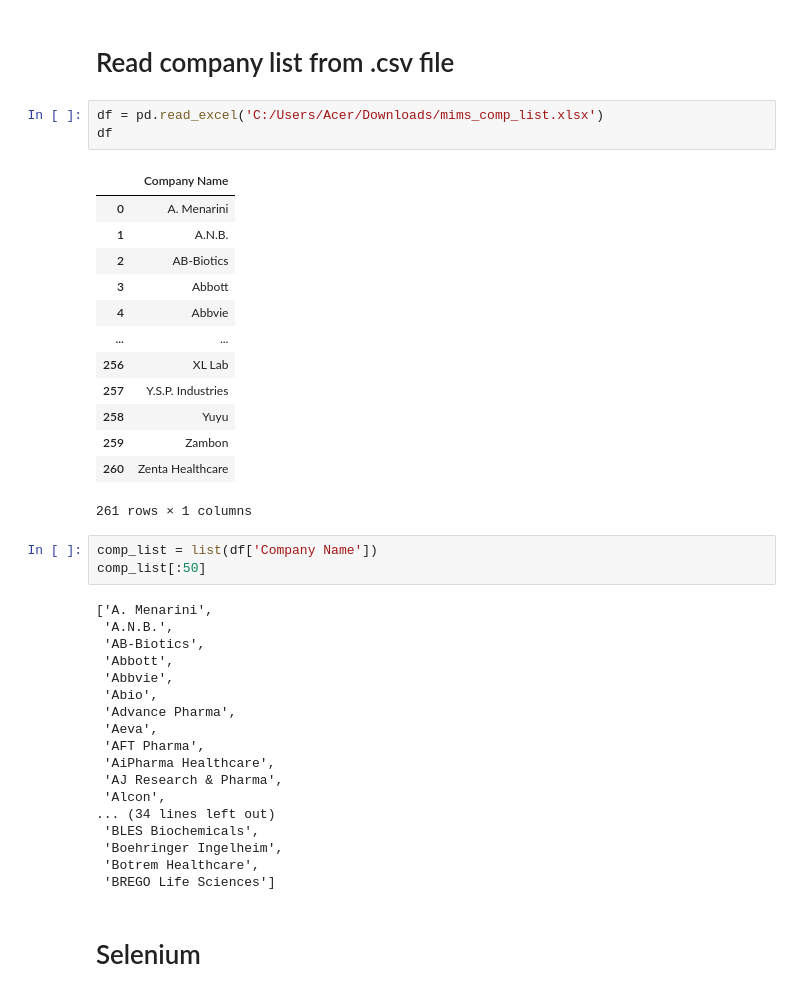
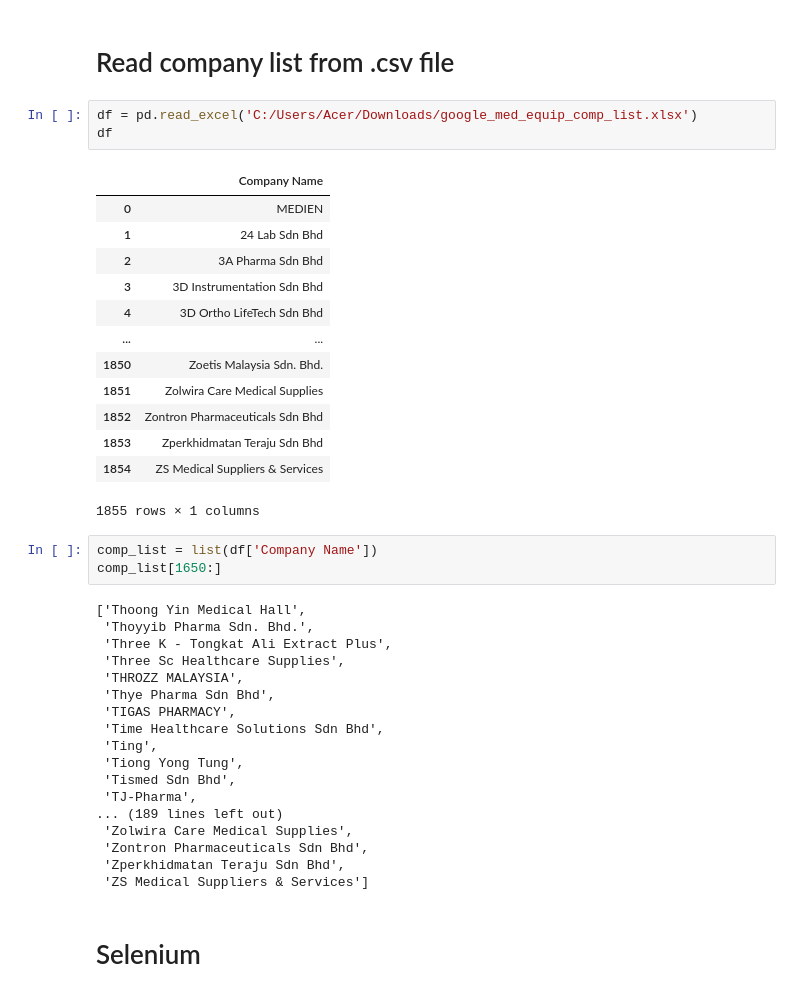
Before and after one commit to safwanshamsir99/web-scraping-projects, a Jupyter notebook: scrape_mydata.ipynb, the cells around one changed output. Drawn from its saved outputs; the diff is of its cells as text.

```diff
--- a/scrape_mydata.ipynb
+++ b/scrape_mydata.ipynb
@@ -14,43 +14,43 @@ from fake_useragent import UserAgent
 # %% [markdown]
 # Read company list from .csv file
 # %%
-df = pd.read_excel('C:/Users/Acer/Downloads/mims_comp_list.xlsx')
+df = pd.read_excel('C:/Users/Acer/Downloads/google_med_equip_comp_list.xlsx')
 df
 # %% [output]
 |  | Company Name |
-| 0 | A. Menarini |
-| 1 | A.N.B. |
-| 2 | AB-Biotics |
-| 3 | Abbott |
-| 4 | Abbvie |
+| 0 | MEDIEN |
+| 1 | 24 Lab Sdn Bhd |
+| 2 | 3A Pharma Sdn Bhd |
+| 3 | 3D Instrumentation Sdn Bhd |
+| 4 | 3D Ortho LifeTech Sdn Bhd |
 | ... | ... |
-| 256 | XL Lab |
-| 257 | Y.S.P. Industries |
-| 258 | Yuyu |
-| 259 | Zambon |
-| 260 | Zenta Healthcare |
+| 1850 | Zoetis Malaysia Sdn. Bhd. |
+| 1851 | Zolwira Care Medical Supplies |
+| 1852 | Zontron Pharmaceuticals Sdn Bhd |
+| 1853 | Zperkhidmatan Teraju Sdn Bhd |
+| 1854 | ZS Medical Suppliers & Services |
-261 rows × 1 columns
+1855 rows × 1 columns
 # %%
 comp_list = list(df['Company Name'])
-comp_list[:50]
+comp_list[1650:]
 # %% [output]
-['A. Menarini',
- 'A.N.B.',
- 'AB-Biotics',
- 'Abbott',
- 'Abbvie',
- 'Abio',
- 'Advance Pharma',
- 'Aeva',
- 'AFT Pharma',
- 'AiPharma Healthcare',
- 'AJ Research & Pharma',
- 'Alcon',
-... (34 lines left out)
- 'BLES Biochemicals',
- 'Boehringer Ingelheim',
- 'Botrem Healthcare',
- 'BREGO Life Sciences']
+['Thoong Yin Medical Hall',
+ 'Thoyyib Pharma Sdn. Bhd.',
+ 'Three K - Tongkat Ali Extract Plus',
+ 'Three Sc Healthcare Supplies',
+ 'THROZZ MALAYSIA',
+ 'Thye Pharma Sdn Bhd',
+ 'TIGAS PHARMACY',
+ 'Time Healthcare Solutions Sdn Bhd',
+ 'Ting',
+ 'Tiong Yong Tung',
+ 'Tismed Sdn Bhd',
+ 'TJ-Pharma',
+... (189 lines left out)
+ 'Zolwira Care Medical Supplies',
+ 'Zontron Pharmaceuticals Sdn Bhd',
+ 'Zperkhidmatan Teraju Sdn Bhd',
+ 'ZS Medical Suppliers & Services']
 # %% [markdown]
 # Selenium
 # %%
```
Also changed, not shown: parts of 16 cells of this notebook, 3 other files.
